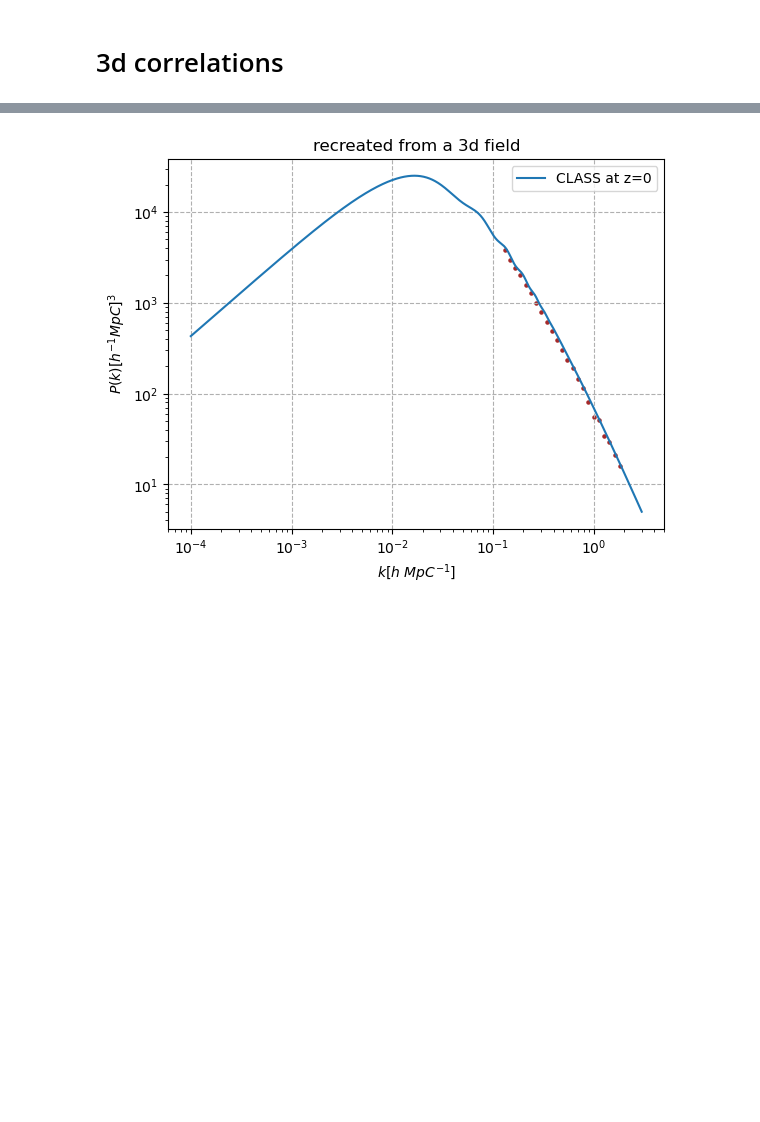
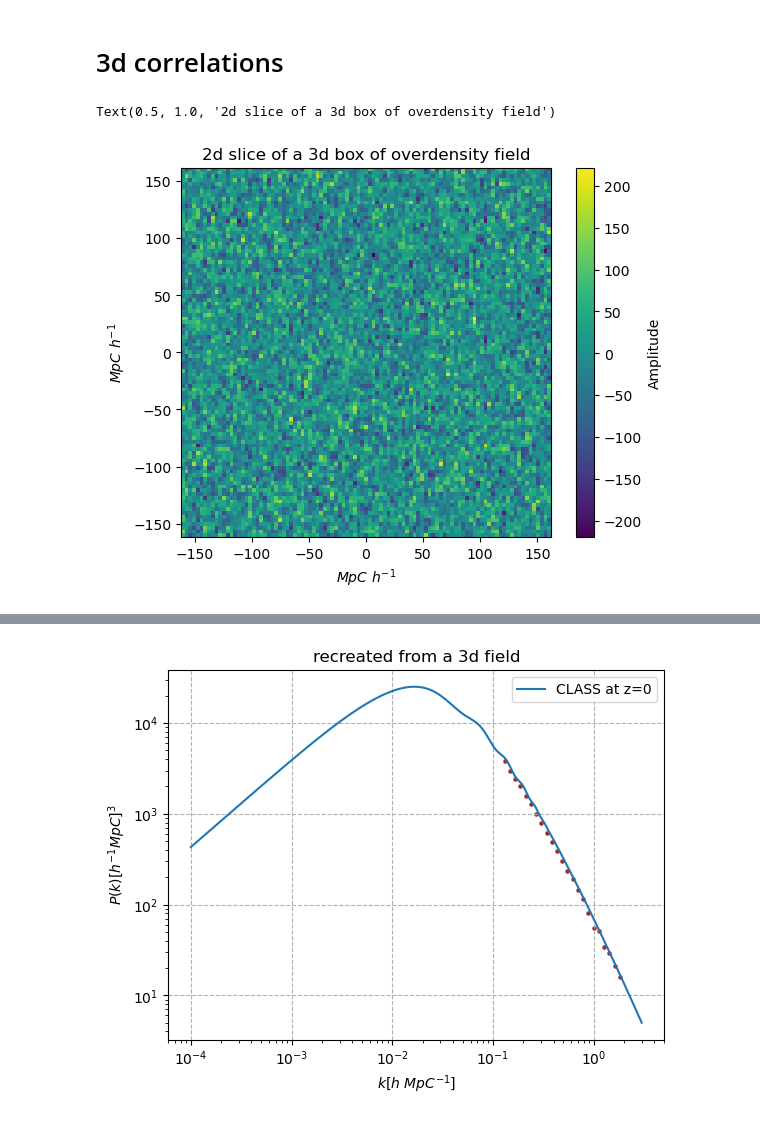
Before and after one commit to satvik-m97/PhD_thesis, a Jupyter notebook: Correlation_calculation.ipynb, the cells around one changed output, grey strips where cells are left out. Saved outputs shown, nothing was run; the diff lists cells and outputs as text; code cells hidden in the pictures; blank space fills up the shorter version.

```diff
--- a/Correlation_calculation.ipynb
+++ b/Correlation_calculation.ipynb
@@ -241,3 +243,16 @@ delta_k_conv = pk_whitenoise3d(length)[0]
 delta_x_conv = np.fft.ifftn(delta_k_conv)
 delta_x_trunc = delta_x_conv[1:,1:,1:]
 delta_k_back = np.fft.fftn(delta_x_conv)
+# %%
+x_val = distance3d(length,l_by_2,l_by_2,l_by_2)[0]
+distmax = np.max(x_val)
+
+plt.imshow((delta_x_trunc[:,10,:].real), extent=[-distmax,distmax, -distmax, distmax],cmap='viridis', origin='lower')
+plt.colorbar(label='Amplitude')  # Add a colorbar with label
+plt.xlabel('$MpC~h^{-1}$')  # x-axis label (if you have x-axis values)
+plt.ylabel('$MpC~h^{-1}$')  # y-axis label (if you have y-axis values)
+plt.title("2d slice of a 3d box of overdensity field")
+# plt.savefig("overdensity field slice")
+# %% [output]
+Text(0.5, 1.0, '2d slice of a 3d box of overdensity field')
+[figure, added]
```
Also changed, not shown: parts of 9 cells of this notebook.
